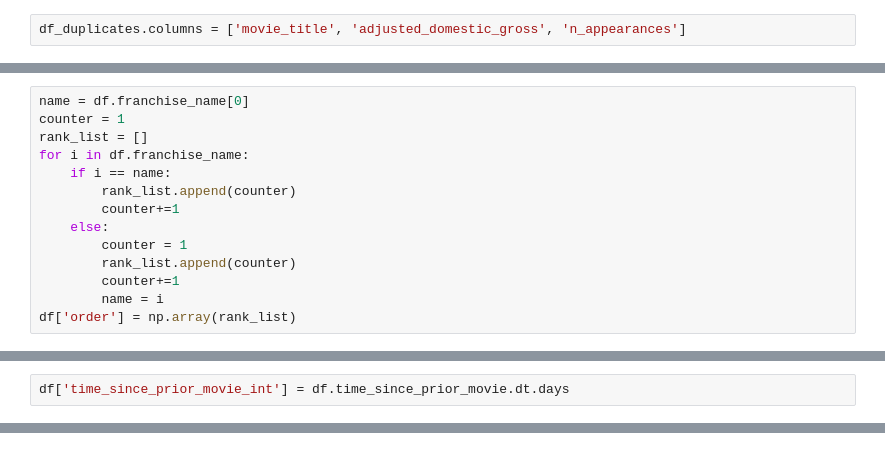
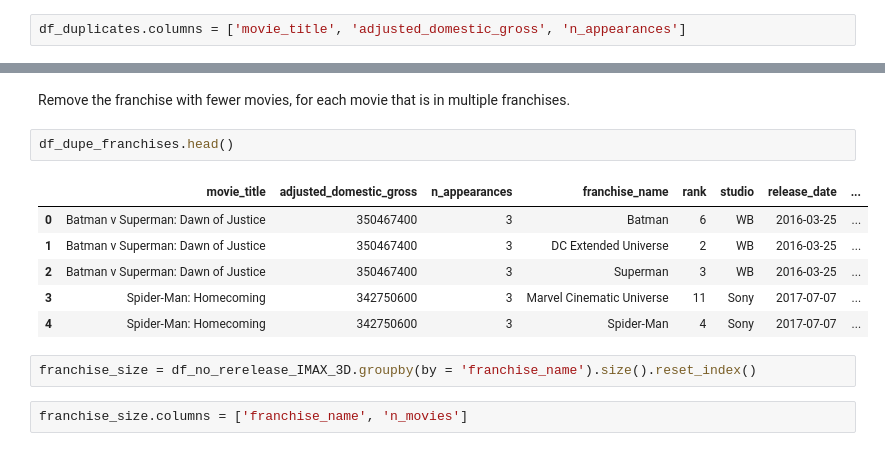
Before and after one commit to cstepien/movie_sequel_timing, a Jupyter notebook: 2_data_cleaning.ipynb, the cells around one changed output, grey strips where cells are left out. Saved outputs shown, nothing was run; the diff lists cells and outputs as text.

```diff
--- a/2_data_cleaning.ipynb
+++ b/2_data_cleaning.ipynb
@@ -224,14 +161,0 @@ df.head()
-# %%
-name = df.franchise_name[0]
-counter = 1
-rank_list = []
-for i in df.franchise_name:
-    if i == name:
-        rank_list.append(counter)
-        counter+=1
-    else:
-        counter = 1
-        rank_list.append(counter)
-        counter+=1
-        name = i
-df['order'] = np.array(rank_list)
@@ -244,2 +161,0 @@ import matplotlib.pyplot as plt
-# %%
-df['time_since_prior_movie_int'] = df.time_since_prior_movie.dt.days
@@ -381,0 +185,15 @@ print(single)
+# %% [markdown]
+Remove the franchise with fewer movies, for each movie that is in multiple franchises.
+# %%
+df_dupe_franchises.head()
+# %% [output]
+|  | movie_title | adjusted_domestic_gross | n_appearances | franchise_name | rank | studio | release_date | ... |
+| 0 | Batman v Superman: Dawn of Justice | 350467400 | 3 | Batman | 6 | WB | 2016-03-25 | ... |
+| 1 | Batman v Superman: Dawn of Justice | 350467400 | 3 | DC Extended Universe | 2 | WB | 2016-03-25 | ... |
+| 2 | Batman v Superman: Dawn of Justice | 350467400 | 3 | Superman | 3 | WB | 2016-03-25 | ... |
+| 3 | Spider-Man: Homecoming | 342750600 | 3 | Marvel Cinematic Universe | 11 | Sony | 2017-07-07 | ... |
+| 4 | Spider-Man: Homecoming | 342750600 | 3 | Spider-Man | 4 | Sony | 2017-07-07 | ... |
+# %%
+franchise_size = df_no_rerelease_IMAX_3D.groupby(by = 'franchise_name').size().reset_index()
+# %%
+franchise_size.columns = ['franchise_name', 'n_movies']
```
Also changed, not shown: parts of 103 cells of this notebook.
